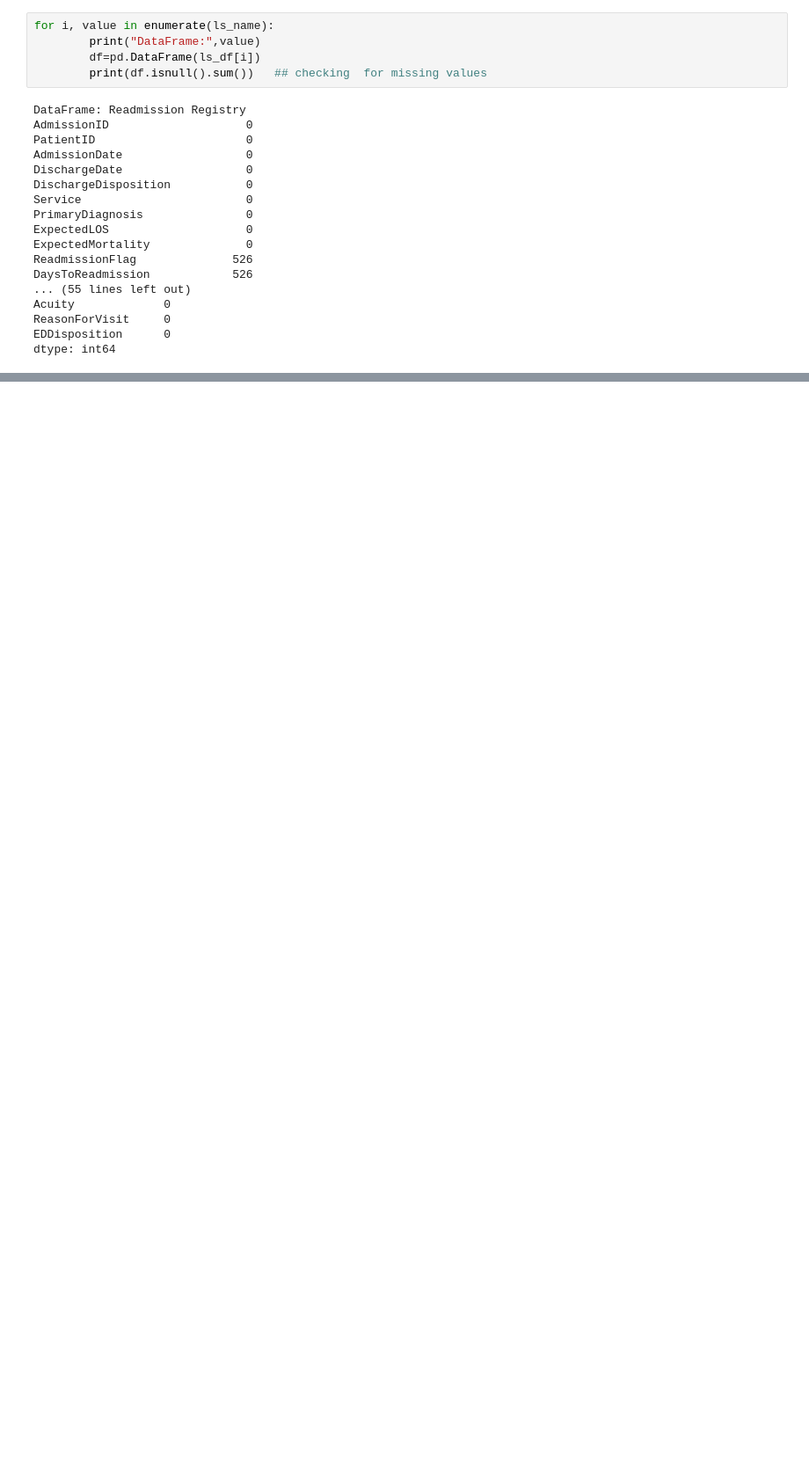
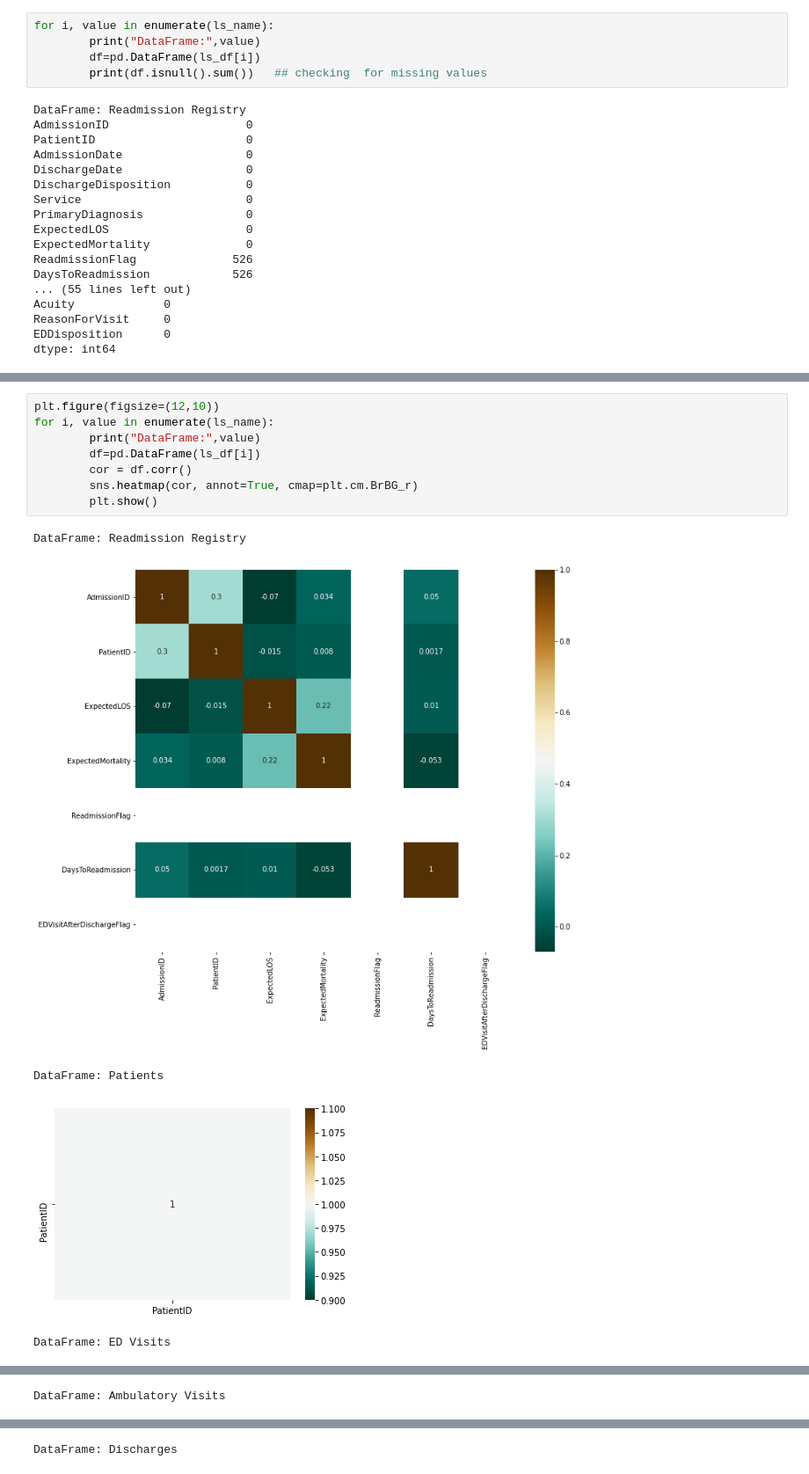
Before and after one commit to svmamidi/Python-Pandas, a Jupyter notebook: Python-Pandas_extras.ipynb, the cells around one changed output, grey strips where cells are left out. Shown: that part at 88% size. Cells and saved outputs as stored; diff of their text form; blank space fills up the shorter version.

```diff
--- a/Python-Pandas_extras.ipynb
+++ b/Python-Pandas_extras.ipynb
@@ -185,0 +209,14 @@ dtype: object
+# %%
+plt.figure(figsize=(12,10))
+for i, value in enumerate(ls_name):
+        print("DataFrame:",value)
+        df=pd.DataFrame(ls_df[i])
+        cor = df.corr()
+        sns.heatmap(cor, annot=True, cmap=plt.cm.BrBG_r)
+        plt.show()
+# %% [output]
+DataFrame: Readmission Registry
+[figure, added]
+DataFrame: Patients
+[figure, added]
+DataFrame: ED Visits
@@ -185,0 +224 @@ dtype: object
+DataFrame: Ambulatory Visits
@@ -185,0 +226 @@ dtype: object
+DataFrame: Discharges
```
Also changed, not shown: parts of 6 cells of this notebook, 1 other file.
